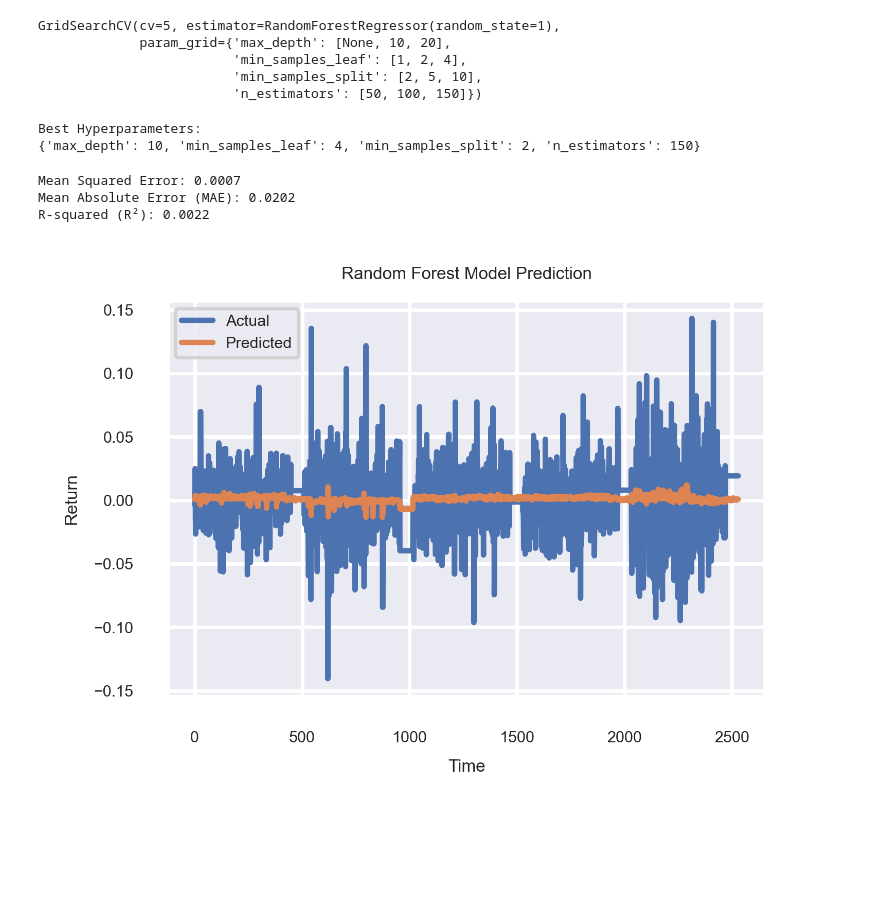
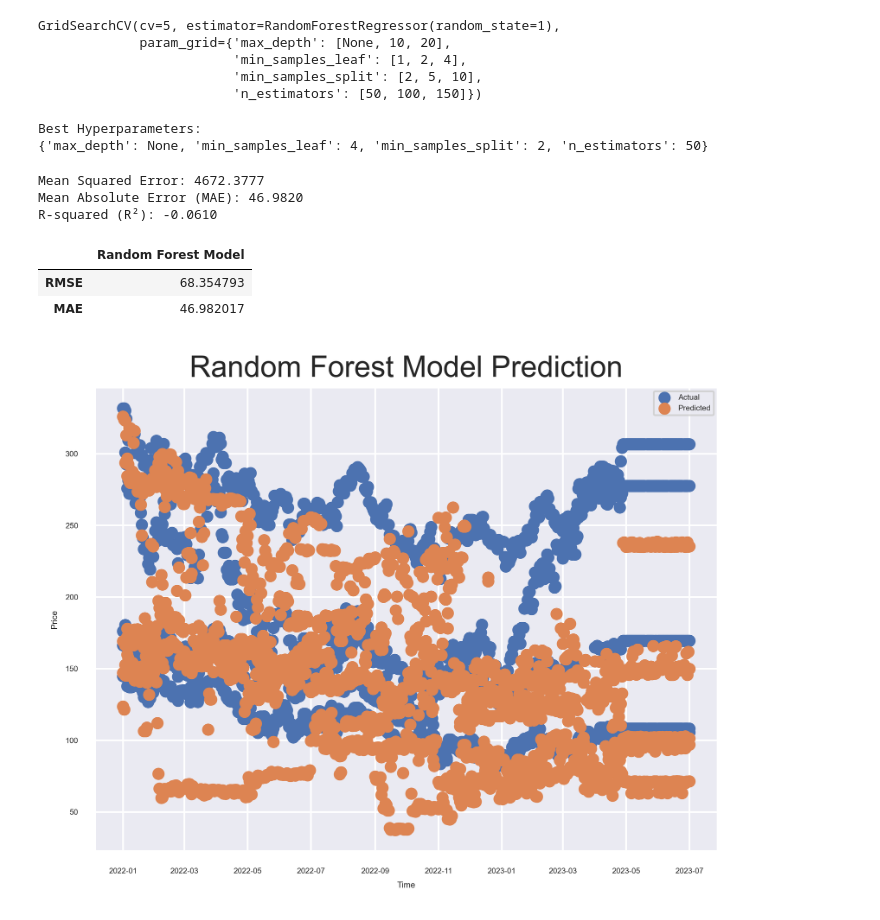
Before and after one commit to amberlee0516/ds4a-stock-price, a Jupyter notebook: EDA.ipynb, the cells around one changed output. Cells and saved outputs as stored; diff of their text form; code cells hidden in the pictures; blank space fills up the shorter version.

Commit message:
Random Forest update

```diff
--- a/EDA.ipynb
+++ b/EDA.ipynb
@@ -147,9 +147,9 @@ Without the prediction process, simply from the fitting summary, we can conclude
 ## Random Forest Model
 # %%
 X_train = df[df.date <= '2021-12-31'].loc[:,['adj_volume','Mkt-RF_beta','SMB_beta','HML_beta','RMW_beta','CMA_beta','compound','neg','neu','pos','volume']].values
-y_train = df[df.date <= '2021-12-31'].loc[:,'return'].values
+y_train = df[df.date <= '2021-12-31'].loc[:,'adj_close'].values
 X_test = df[df.date >= '2022-01-01'].loc[:,['adj_volume','Mkt-RF_beta','SMB_beta','HML_beta','RMW_beta','CMA_beta','compound','neg','neu','pos','volume']].values
-y_test = df[df.date >= '2022-01-01'].loc[:,'return'].values
+y_test = df[df.date >= '2022-01-01'].loc[:,'adj_close'].values
 # %%
 rf_model = RandomForestRegressor(random_state=1)
 
@@ -179,7 +179,7 @@ print("Best Hyperparameters:")
 print(best_hyperparams)
 # %% [output]
 Best Hyperparameters:
-{'max_depth': 10, 'min_samples_leaf': 4, 'min_samples_split': 2, 'n_estimators': 150}
+{'max_depth': None, 'min_samples_leaf': 4, 'min_samples_split': 2, 'n_estimators': 50}
 # %%
 mse = mean_squared_error(y_test, y_pred)
 print(f"Mean Squared Error: {mse:.4f}")
@@ -189,18 +189,23 @@ print(f"Mean Absolute Error (MAE): {mae:.4f}")
 
 r_squared = r2_score(y_test, y_pred)
 print(f"R-squared (R²): {r_squared:.4f}")
+
+pd.DataFrame([np.sqrt(mse),mae], index = ['RMSE','MAE'], columns = ['Random Forest Model'])
 # %% [output]
-Mean Squared Error: 0.0007
-Mean Absolute Error (MAE): 0.0202
-R-squared (R²): 0.0022
+Mean Squared Error: 4672.3777
+Mean Absolute Error (MAE): 46.9820
+R-squared (R²): -0.0610
+|  | Random Forest Model |
+| RMSE | 68.354793 |
+| MAE | 46.982017 |
 # %%
-plt.figure(figsize=(3,2),dpi=500)
-plt.plot(y_test, label = 'Actual')
-plt.plot(y_pred, label = 'Predicted')
+plt.figure(dpi=500)
+plt.scatter(df[df.date >= '2022-01-01'].date, y_test, label = 'Actual')
+plt.scatter(df[df.date >= '2022-01-01'].date, y_pred, label = 'Predicted')
 plt.xlabel('Time')
-plt.ylabel('Return')
-plt.title('Random Forest Model Prediction')
+plt.ylabel('Price')
+plt.title('Random Forest Model Prediction', fontsize = 17)
 plt.legend()
 None
 # %% [output]
-[figure, old version]
+[figure, new version]
```
Also changed, not shown: parts of 2 cells of this notebook.
